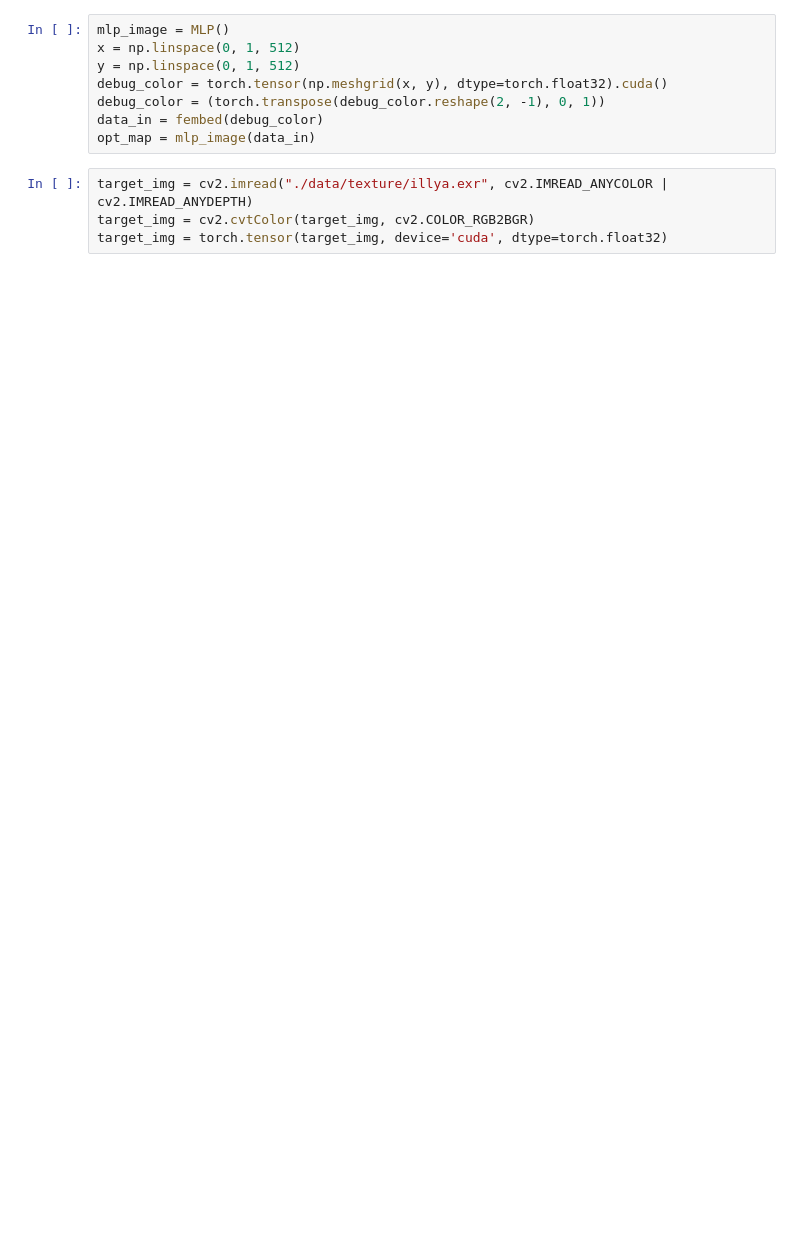
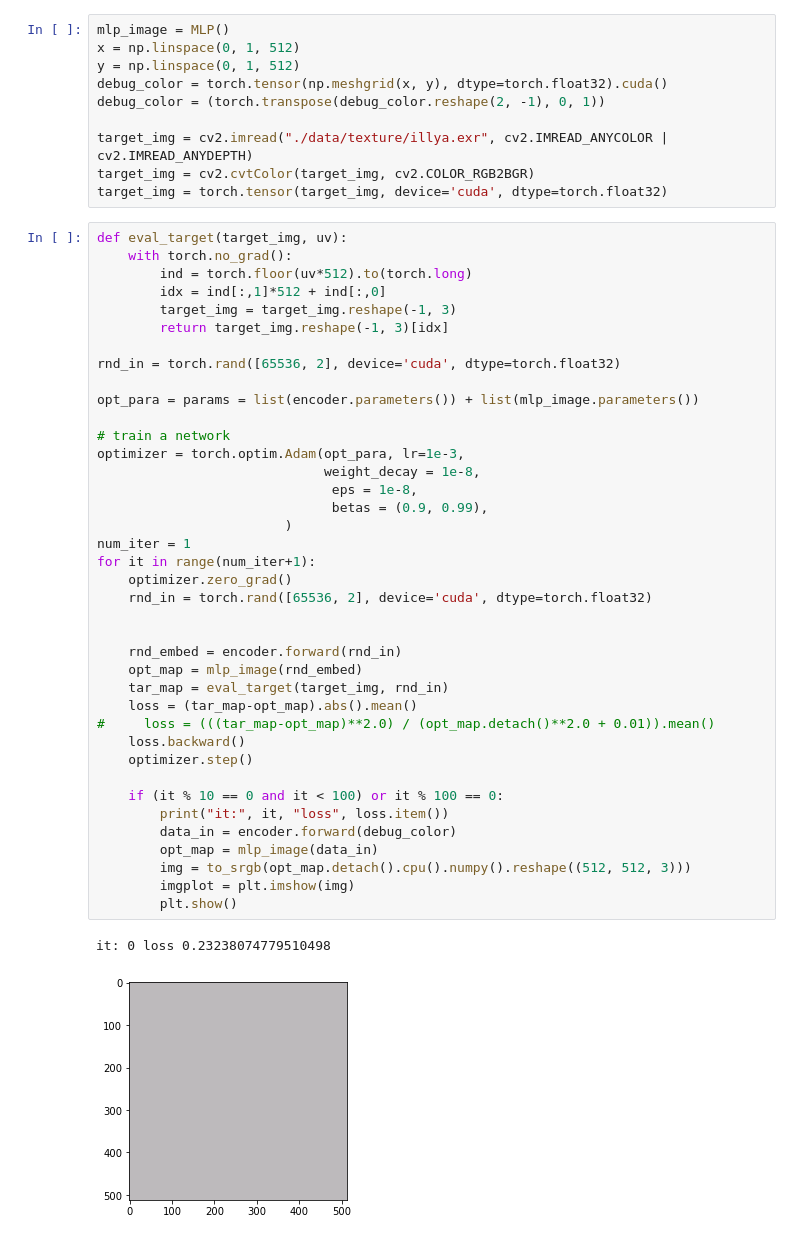
Before and after one commit to andyyankai/psdr-jit, a Jupyter notebook: tutorials/neural_bsdf.ipynb, the cells around one changed output. Saved outputs shown, nothing was run; the diff lists cells and outputs as text; blank space fills up the shorter version.

```diff
--- a/tutorials/neural_bsdf.ipynb
+++ b/tutorials/neural_bsdf.ipynb
@@ -45,9 +51,49 @@ x = np.linspace(0, 1, 512)
 y = np.linspace(0, 1, 512)
 debug_color = torch.tensor(np.meshgrid(x, y), dtype=torch.float32).cuda()
 debug_color = (torch.transpose(debug_color.reshape(2, -1), 0, 1))
-data_in = fembed(debug_color)
-opt_map = mlp_image(data_in)
+
+target_img = cv2.imread("./data/texture/illya.exr", cv2.IMREAD_ANYCOLOR | cv2.IMREAD_ANYDEPTH)
+target_img = cv2.cvtColor(target_img, cv2.COLOR_RGB2BGR)
+target_img = torch.tensor(target_img, device='cuda', dtype=torch.float32)
-# %%
-target_img = cv2.imread("./data/texture/illya.exr", cv2.IMREAD_ANYCOLOR | cv2.IMREAD_ANYDEPTH)
-target_img = cv2.cvtColor(target_img, cv2.COLOR_RGB2BGR)
-target_img = torch.tensor(target_img, device='cuda', dtype=torch.float32)
+# %%
+def eval_target(target_img, uv):
+    with torch.no_grad():
+        ind = torch.floor(uv*512).to(torch.long)
+        idx = ind[:,1]*512 + ind[:,0]
+        target_img = target_img.reshape(-1, 3)
+        return target_img.reshape(-1, 3)[idx]
+
+rnd_in = torch.rand([65536, 2], device='cuda', dtype=torch.float32)
+
+opt_para = params = list(encoder.parameters()) + list(mlp_image.parameters())
+
+# train a network
+optimizer = torch.optim.Adam(opt_para, lr=1e-3,
+                             weight_decay = 1e-8,
+                              eps = 1e-8,
+                              betas = (0.9, 0.99),
+                        )
+num_iter = 1
+for it in range(num_iter+1):
+    optimizer.zero_grad()
+    rnd_in = torch.rand([65536, 2], device='cuda', dtype=torch.float32)
+
+
+    rnd_embed = encoder.forward(rnd_in)
+    opt_map = mlp_image(rnd_embed)
+    tar_map = eval_target(target_img, rnd_in)
+    loss = (tar_map-opt_map).abs().mean()
+#     loss = (((tar_map-opt_map)**2.0) / (opt_map.detach()**2.0 + 0.01)).mean()
+    loss.backward()
+    optimizer.step()
+
+    if (it % 10 == 0 and it < 100) or it % 100 == 0:
+        print("it:", it, "loss", loss.item())
+        data_in = encoder.forward(debug_color)
+        opt_map = mlp_image(data_in)
+        img = to_srgb(opt_map.detach().cpu().numpy().reshape((512, 512, 3)))
+        imgplot = plt.imshow(img)
+        plt.show()
+# %% [output]
+it: 0 loss 0.23238074779510498
+[figure, added]
```
Also changed, not shown: parts of 13 cells of this notebook, 2 other files.
